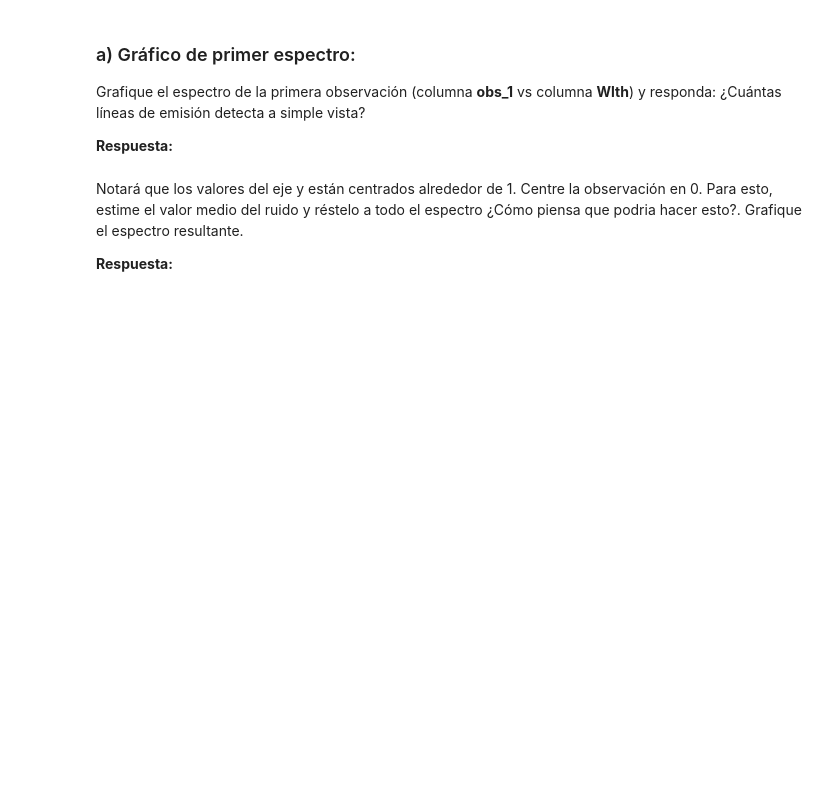
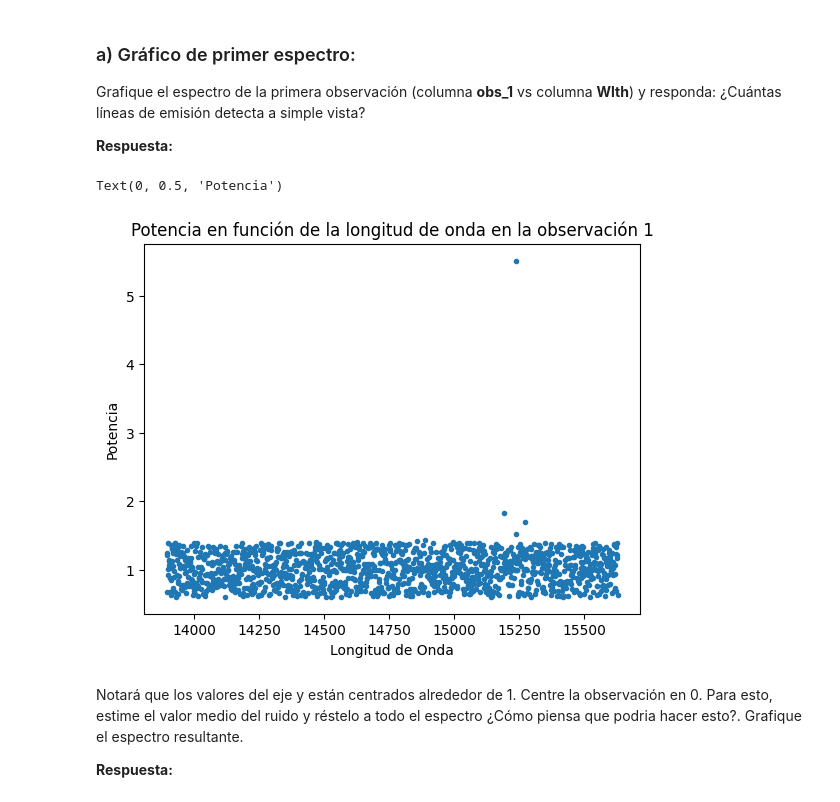
Before and after one commit to dantekliwadenko/Tarea-2, a Jupyter notebook: Tarea2.ipynb, the cells around one changed output. Saved outputs shown, nothing was run; the diff lists cells and outputs as text; code cells hidden in the pictures; blank space fills up the shorter version.

```diff
--- a/Tarea2.ipynb
+++ b/Tarea2.ipynb
@@ -233,4 +233,6 @@ Abra el archivo **data_spectra.csv** con pandas y muestre el DataFrame. (No es n
 Las columnas **obs** corresponden a observaciones (espectro) de un objeto, en la que cada valor corresponde a la potencia asociada a una longitud de onda. La columna **Wlth** corresponde a las longitudes de onda.
 # %%
 # Lea y muestre el DataFrame aquí
-data =
+path_archivo = '/content/drive/MyDrive/data_spectra.csv'
+data = pd.read_csv(path_archivo)
+print(data)
@@ -244,3 +262,16 @@ Grafique el espectro de la primera observación (columna **obs_1** vs columna **
+# %%
+# Grafique aquí
+
+# Línea para plotear la potencia según la longitud de onda
+plt.plot(data['Wlth'], data['obs_1'], ".")
+
+# Se añaden los títulos
+plt.title("Potencia en función de la longitud de onda en la observación 1")
+plt.xlabel("Longitud de Onda")
+plt.ylabel("Potencia")
+# %% [output]
+Text(0, 0.5, 'Potencia')
+[figure, added]
 # %% [markdown]
 Notará que los valores del eje y están centrados alrededor de 1. Centre la observación en 0. Para esto, estime el valor medio del ruido y réstelo a todo el espectro ¿Cómo piensa que podria hacer esto?. Grafique el espectro resultante.
 
```
Also changed, not shown: parts of 13 cells of this notebook.
